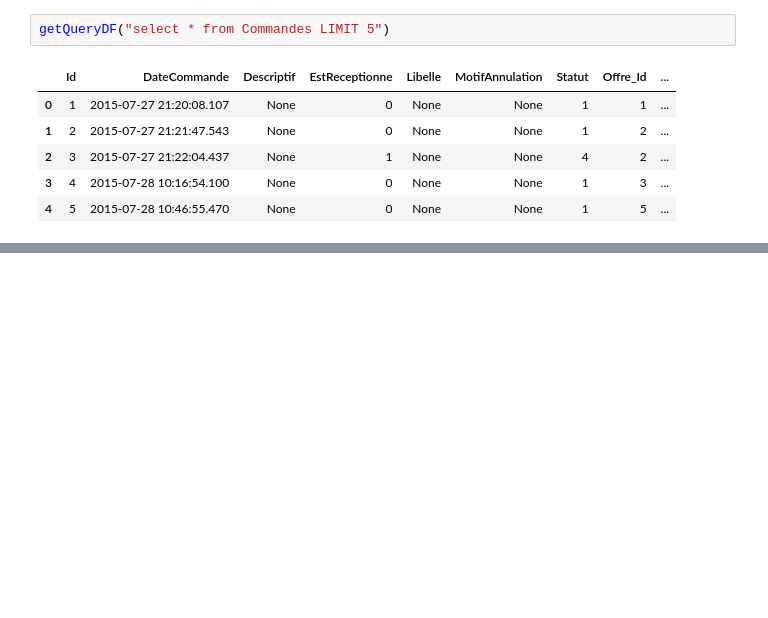
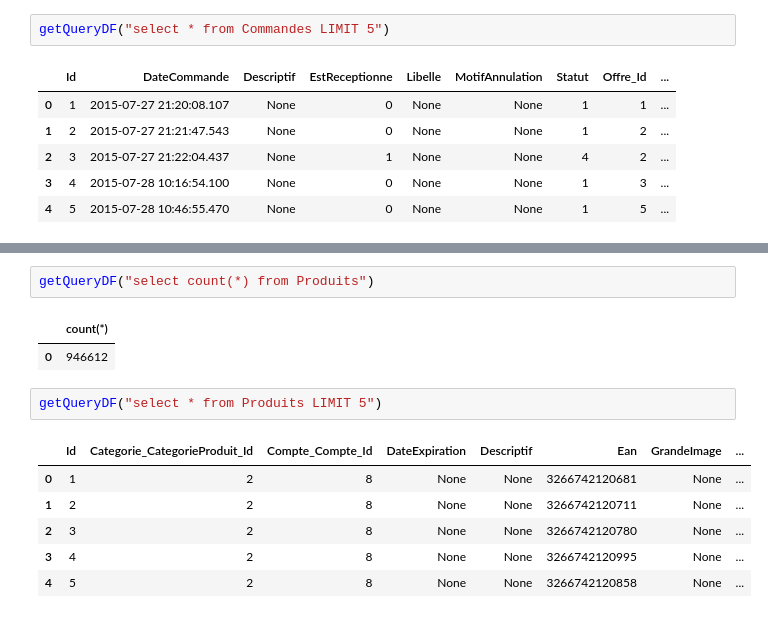
Before and after one commit to dataforgoodfr/batch5_phenix, a Jupyter notebook: mssql_extract.ipynb, the cells around one changed output, grey strips where cells are left out. Drawn from its saved outputs; the diff is of its cells as text; blank space fills up the shorter version.

```diff
--- a/mssql_extract.ipynb
+++ b/mssql_extract.ipynb
@@ -291,0 +432,14 @@ getQueryDF("select * from Offres LIMIT 5")
+# %%
+getQueryDF("select count(*) from Produits")
+# %% [output]
+|  | count(*) |
+| 0 | 946612 |
+# %%
+getQueryDF("select * from Produits LIMIT 5")
+# %% [output]
+|  | Id | Categorie_CategorieProduit_Id | Compte_Compte_Id | DateExpiration | Descriptif | Ean | GrandeImage | ... |
+| 0 | 1 | 2 | 8 | None | None | 3266742120681 | None | ... |
+| 1 | 2 | 2 | 8 | None | None | 3266742120711 | None | ... |
+| 2 | 3 | 2 | 8 | None | None | 3266742120780 | None | ... |
+| 3 | 4 | 2 | 8 | None | None | 3266742120995 | None | ... |
+| 4 | 5 | 2 | 8 | None | None | 3266742120858 | None | ... |
```
Also changed, not shown: parts of 25 cells of this notebook.
